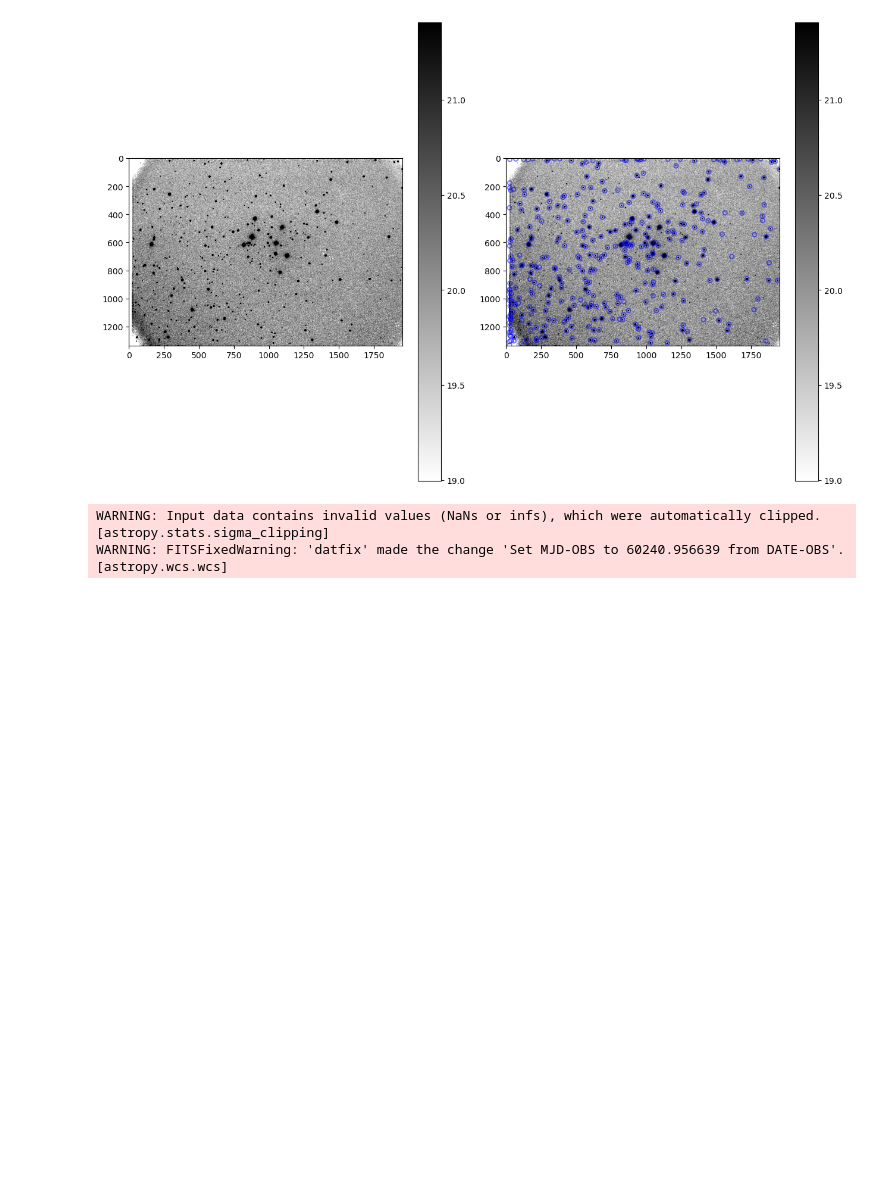
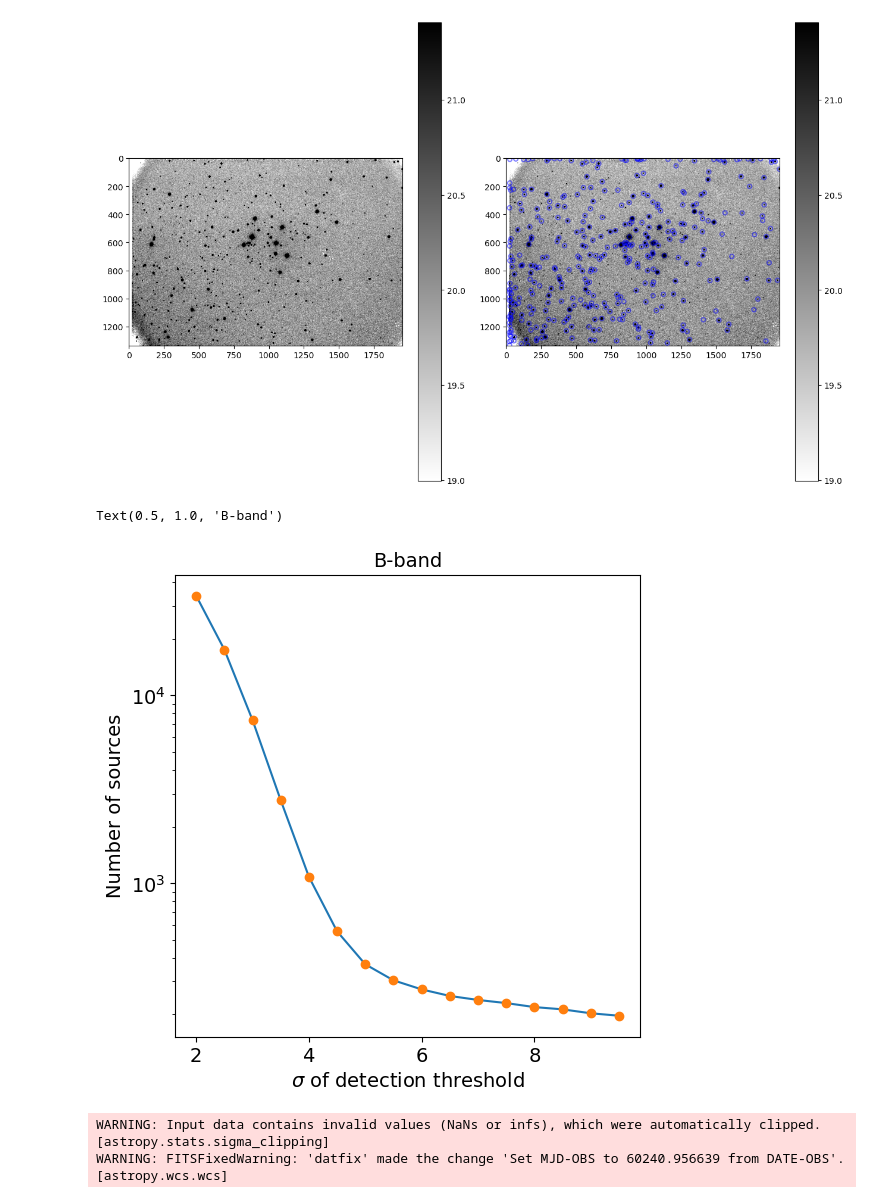
Before and after one commit to DayneLocke/Reductionproject_student, a Jupyter notebook: cluster_photometry_student.ipynb, the cells around one changed output. Cells and saved outputs as stored; diff of their text form; code cells hidden in the pictures; blank space fills up the shorter version.

```diff
--- a/cluster_photometry_student.ipynb
+++ b/cluster_photometry_student.ipynb
@@ -407,6 +407,25 @@ aperturesb.plot(color='blue', lw=1.5, alpha=0.5);
 # %% [output]
 WARNING: FITSFixedWarning: 'datfix' made the change 'Set MJD-OBS to 60240.957758 from DATE-OBS'. [astropy.wcs.wcs]
 [figure]
+# %%
+thresharr = np.arange(2.,10.,0.5)
+nsources_b = np.zeros(len(thresharr))
+for ithresh,thresh in enumerate(thresharr):
+    daofind = DAOStarFinder(fwhm=4.3, threshold=thresh*std_b)
+    sources_btmp = daofind(data_b - median_b)
+    nsources_b[ithresh] = len(sources_btmp)
+fig,ax = plt.subplots(figsize=(6,6))
+ax.plot(thresharr,nsources_b)
+ax.plot(thresharr,nsources_b, 'o')
+ax.set_yscale('log')
+ax.set_ylabel('Number of sources', fontsize=14)
+ax.set_xlabel(r'$\sigma$ of detection threshold', fontsize=14)
+ax.tick_params(axis='x', labelsize=14)
+ax.tick_params(axis='y', labelsize=14)
+ax.set_title('B-band', fontsize=14)
+# %% [output]
+Text(0.5, 1.0, 'B-band')
+[figure, added]
 # %%
 #********************
 #repeat for the V-band image
```
Also changed, not shown: parts of 6 cells of this notebook.
